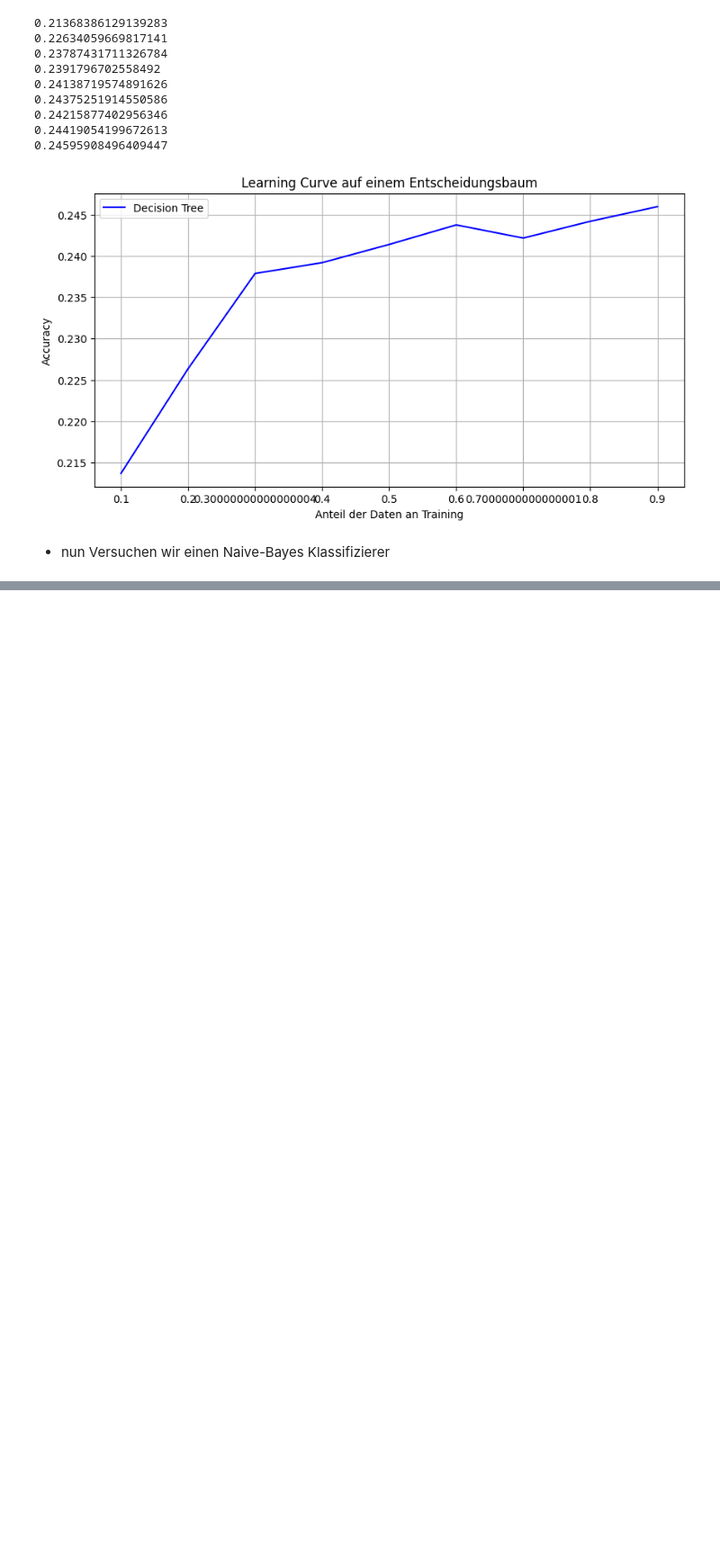
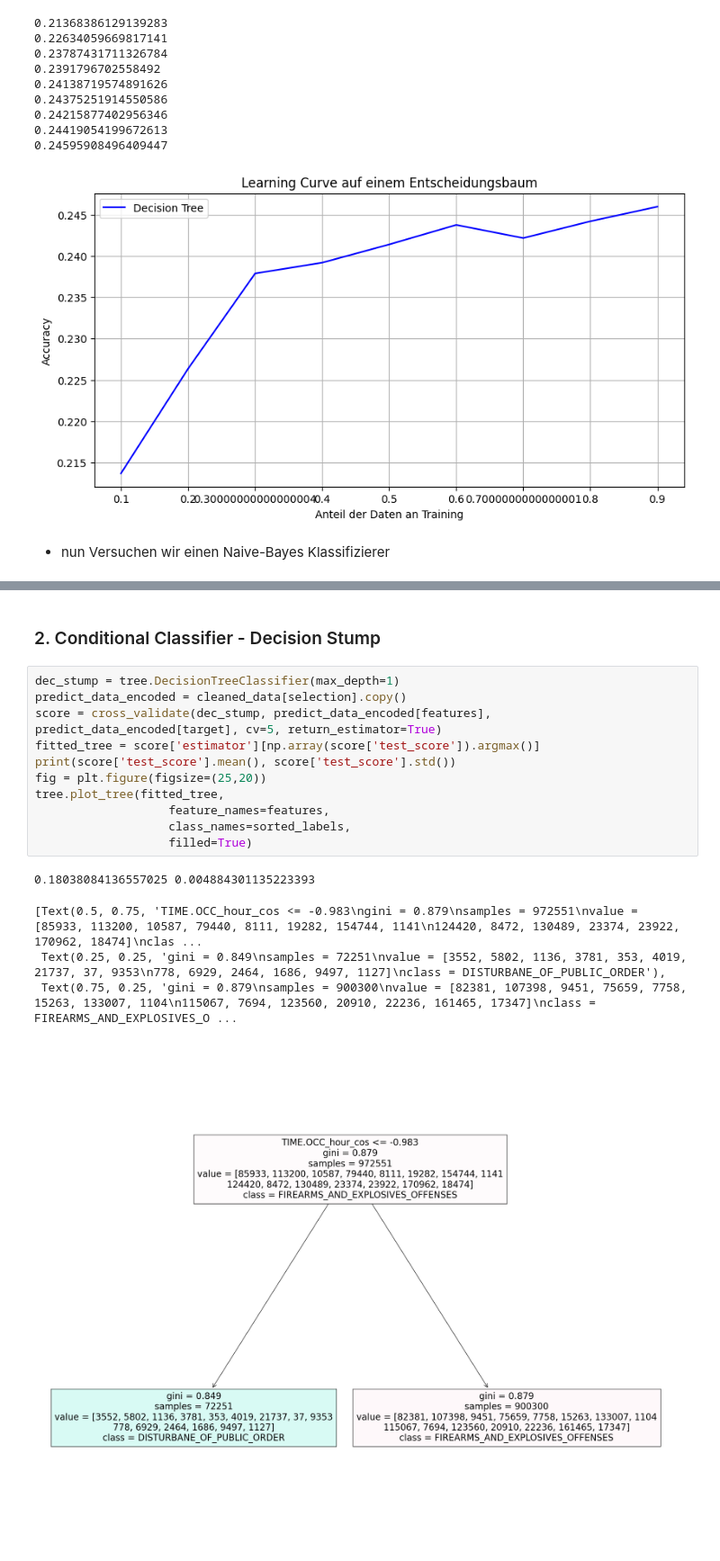
Before and after one commit to dominikth13/BI_Project, a Jupyter notebook: data_evaluation_Dominik.ipynb, the cells around one changed output, grey strips where cells are left out. Shown at 90% size. Drawn from its saved outputs; the diff is of its cells as text; blank space fills up the shorter version.

```diff
--- a/data_evaluation_Dominik.ipynb
+++ b/data_evaluation_Dominik.ipynb
@@ -136,0 +183,19 @@ plt.show()
+# %% [markdown]
+### 2. Conditional Classifier - Decision Stump
+# %%
+dec_stump = tree.DecisionTreeClassifier(max_depth=1)
+predict_data_encoded = cleaned_data[selection].copy()
+score = cross_validate(dec_stump, predict_data_encoded[features], predict_data_encoded[target], cv=5, return_estimator=True)
+fitted_tree = score['estimator'][np.array(score['test_score']).argmax()]
+print(score['test_score'].mean(), score['test_score'].std())
+fig = plt.figure(figsize=(25,20))
+tree.plot_tree(fitted_tree,
+                   feature_names=features,
+                   class_names=sorted_labels,
+                   filled=True)
+# %% [output]
+0.18038084136557025 0.004884301135223393
+[Text(0.5, 0.75, 'TIME.OCC_hour_cos <= -0.983\ngini = 0.879\nsamples = 972551\nvalue = [85933, 113200, 10587, 79440, 8111, 19282, 154744, 1141\n124420, 8472, 130489, 23374, 23922, 170962, 18474]\nclas ...
+ Text(0.25, 0.25, 'gini = 0.849\nsamples = 72251\nvalue = [3552, 5802, 1136, 3781, 353, 4019, 21737, 37, 9353\n778, 6929, 2464, 1686, 9497, 1127]\nclass = DISTURBANE_OF_PUBLIC_ORDER'),
+ Text(0.75, 0.25, 'gini = 0.879\nsamples = 900300\nvalue = [82381, 107398, 9451, 75659, 7758, 15263, 133007, 1104\n115067, 7694, 123560, 20910, 22236, 161465, 17347]\nclass = FIREARMS_AND_EXPLOSIVES_O ...
+[figure, added]
```
Also changed, not shown: parts of 20 cells of this notebook, 1 other file.
